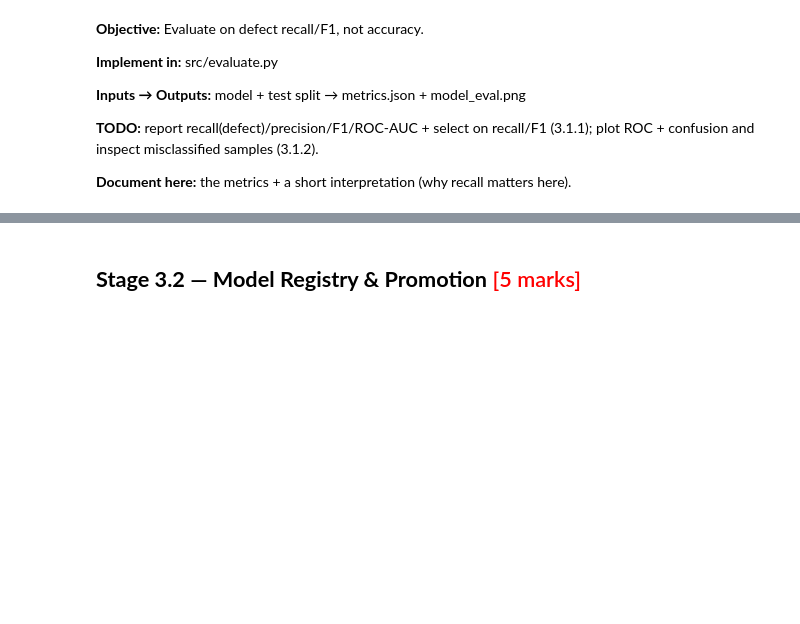
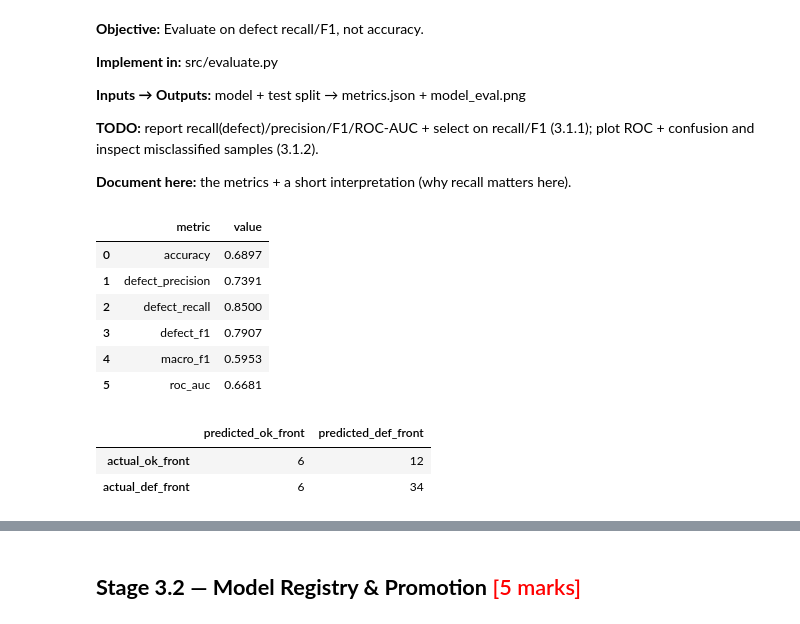
Before and after one commit to narendhar007/capstone, a Jupyter notebook: Model_Development_and_Tracking.ipynb, the cells around one changed output, grey strips where cells are left out. Drawn from its saved outputs; the diff is of its cells as text; code cells hidden in the pictures; blank space fills up the shorter version.

```diff
--- a/Model_Development_and_Tracking.ipynb
+++ b/Model_Development_and_Tracking.ipynb
@@ -500,3 +509,63 @@ execution.
 **Document here:** the metrics + a short interpretation (why recall matters here).
 # %%
 # TODO 3.1.1-3.1.2: load artifacts/metrics.json + show artifacts/model_eval.png
+import json
+
+from IPython.display import display
+
+evaluation_report = json.loads(
+    config.METRICS_PATH.read_text(
+        encoding="utf-8"
+    )
+)
+
+metric_names = [
+    "accuracy",
+    "defect_precision",
+    "defect_recall",
+    "defect_f1",
+    "macro_f1",
+    "roc_auc",
+]
+
+metrics_table = pd.DataFrame(
+    {
+        "metric": metric_names,
+        "value": [
+            evaluation_report[name]
+            for name in metric_names
+        ],
+    }
+)
+
+display(
+    metrics_table.style.format(
+        {"value": "{:.4f}"}
+    )
+)
+# %% [output]
+|  | metric | value |
+| 0 | accuracy | 0.6897 |
+| 1 | defect_precision | 0.7391 |
+| 2 | defect_recall | 0.8500 |
+| 3 | defect_f1 | 0.7907 |
+| 4 | macro_f1 | 0.5953 |
+| 5 | roc_auc | 0.6681 |
+# %%
+confusion_table = pd.DataFrame(
+    evaluation_report["confusion_matrix"],
+    index=[
+        "actual_ok_front",
+        "actual_def_front",
+    ],
+    columns=[
+        "predicted_ok_front",
+        "predicted_def_front",
+    ],
+)
+
+display(confusion_table)
+# %% [output]
+|  | predicted_ok_front | predicted_def_front |
+| actual_ok_front | 6 | 12 |
+| actual_def_front | 6 | 34 |
```
Also changed, not shown: parts of 10 cells of this notebook, 4 other files.
